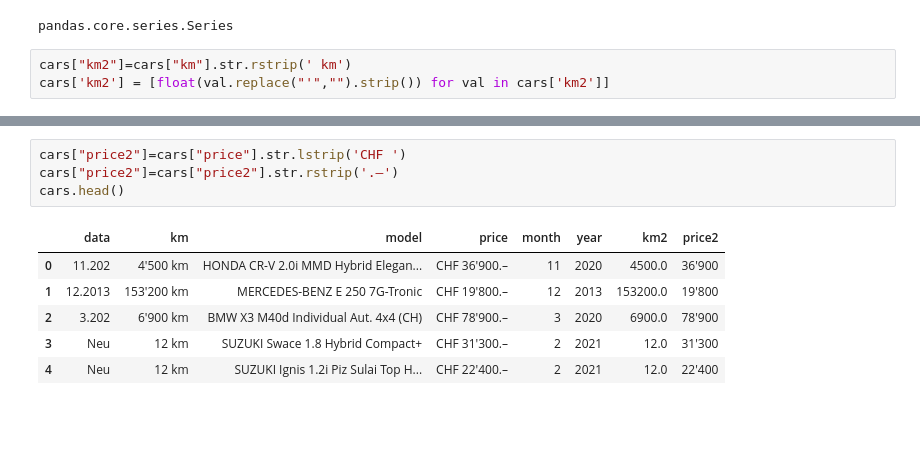
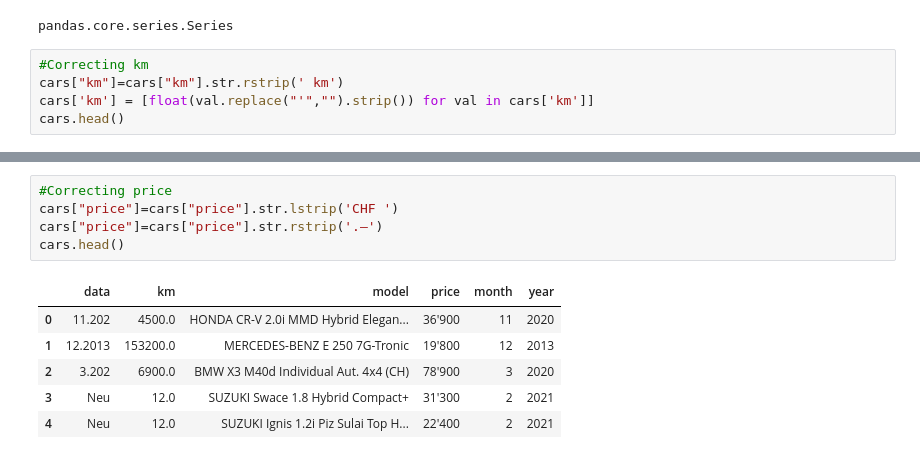
Before and after one commit to JanRuffian/WebScraping_Scout24, a Jupyter notebook: WebScraping.ipynb, the cells around one changed output, grey strips where cells are left out. Cells and saved outputs as stored; diff of their text form; blank space fills up the shorter version.

```diff
--- a/WebScraping.ipynb
+++ b/WebScraping.ipynb
@@ -24,5 +28,7 @@ type(cars[cars["year"].apply(len)==3]["year"])
 # %% [output]
 pandas.core.series.Series
 # %%
-cars["km2"]=cars["km"].str.rstrip(' km')
-cars['km2'] = [float(val.replace("'","").strip()) for val in cars['km2']]
+#Correcting km
+cars["km"]=cars["km"].str.rstrip(' km')
+cars['km'] = [float(val.replace("'","").strip()) for val in cars['km']]
+cars.head()
@@ -29,12 +42,13 @@ cars['km2'] = [float(val.replace("'","").strip()) for val in cars['km2']]
 # %%
-cars["price2"]=cars["price"].str.lstrip('CHF ')
-cars["price2"]=cars["price2"].str.rstrip('.–')
+#Correcting price
+cars["price"]=cars["price"].str.lstrip('CHF ')
+cars["price"]=cars["price"].str.rstrip('.–')
 cars.head()
 # %% [output]
-|  | data | km | model | price | month | year | km2 | price2 |
-| 0 | 11.202 | 4'500 km | HONDA CR-V 2.0i MMD Hybrid Elegan... | CHF 36'900.– | 11 | 2020 | 4500.0 | 36'900 |
-| 1 | 12.2013 | 153'200 km | MERCEDES-BENZ E 250 7G-Tronic | CHF 19'800.– | 12 | 2013 | 153200.0 | 19'800 |
-| 2 | 3.202 | 6'900 km | BMW X3 M40d Individual Aut. 4x4 (CH) | CHF 78'900.– | 3 | 2020 | 6900.0 | 78'900 |
-| 3 | Neu | 12 km | SUZUKI Swace 1.8 Hybrid Compact+ | CHF 31'300.– | 2 | 2021 | 12.0 | 31'300 |
-| 4 | Neu | 12 km | SUZUKI Ignis 1.2i Piz Sulai Top H... | CHF 22'400.– | 2 | 2021 | 12.0 | 22'400 |
+|  | data | km | model | price | month | year |
+| 0 | 11.202 | 4500.0 | HONDA CR-V 2.0i MMD Hybrid Elegan... | 36'900 | 11 | 2020 |
+| 1 | 12.2013 | 153200.0 | MERCEDES-BENZ E 250 7G-Tronic | 19'800 | 12 | 2013 |
+| 2 | 3.202 | 6900.0 | BMW X3 M40d Individual Aut. 4x4 (CH) | 78'900 | 3 | 2020 |
+| 3 | Neu | 12.0 | SUZUKI Swace 1.8 Hybrid Compact+ | 31'300 | 2 | 2021 |
+| 4 | Neu | 12.0 | SUZUKI Ignis 1.2i Piz Sulai Top H... | 22'400 | 2 | 2021 |
 # %%
```
Also changed, not shown: parts of 24 cells of this notebook.
